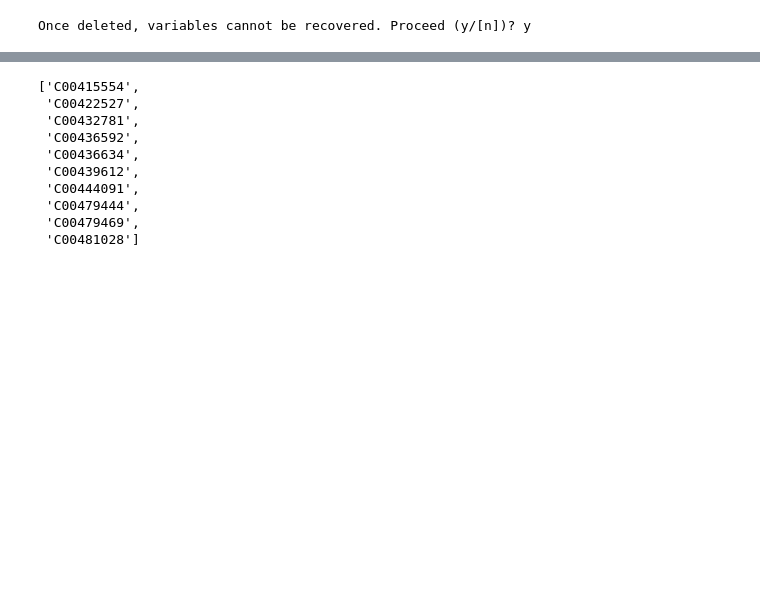
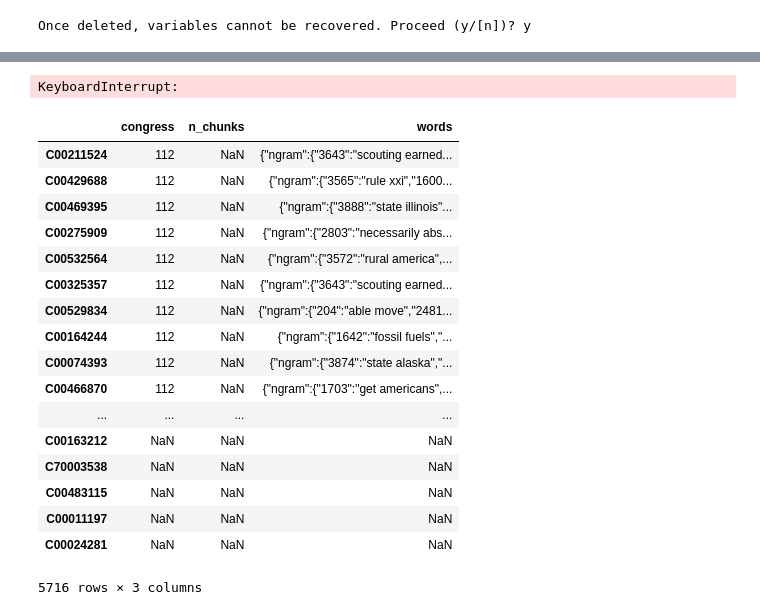
Before and after one commit to swiftsam/KeywordInfluence, a Jupyter notebook: reports/save web data.ipynb, the cells around one changed output, grey strips where cells are left out. Saved outputs shown, nothing was run; the diff lists cells and outputs as text; code cells hidden in the pictures; blank space fills up the shorter version.

```diff
--- a/reports/save web data.ipynb
+++ b/reports/save web data.ipynb
@@ -8,6 +8,13 @@ Once deleted, variables cannot be recovered. Proceed (y/[n])? y
 tokens_112 = token_count_congress(congress=112)
 # %%
 pac_ids = get_pac_ids('2012')
+# %%
+n_pacs = len(pac_ids)
 # %%
-results = pd.DataFrame(pd.DataFrame(index=pac_ids[:10], \
-                                    columns=['congress','words']))
+results = pd.DataFrame(pd.DataFrame(index=pac_ids[:n_pacs], \
+                                    columns=['congress','n_chunks','words']))
+# %%
+for pac_id in pac_ids[:n_pacs]:
+    n_chunk = len(get_chunk_ids_by_pac(pac_id))
+    print pac_id, n_chunk
+    results.ix[pac_id,'n_chunks'] = n_chunk
@@ -14,6 +40,8 @@ results = pd.DataFrame(pd.DataFrame(index=pac_ids[:10], \
 # %%
-for pac_id in pac_ids[:10]:
+for pac_id in pac_ids[:len(pac_ids)]:
     diffs = compare_freq_pac(pac_id, congress_tokens = tokens_112)
     if diffs is not None:
         results.ix[pac_id,'congress'] = 112
         results.ix[pac_id,'words'] = diffs[:10].to_json()
+# %% [output]
+KeyboardInterrupt:
@@ -22,13 +48,21 @@ diffs = compare_freq_pac(pac_ids[1], congress_tokens = tokens_112)
-# %%
-pac_ids[:10]
-# %% [output]
-['C00415554',
- 'C00422527',
- 'C00432781',
- 'C00436592',
- 'C00436634',
- 'C00439612',
- 'C00444091',
- 'C00479444',
- 'C00479469',
- 'C00481028']
+# %%
+results
+# %% [output]
+|  | congress | n_chunks | words |
+| C00211524 | 112 | NaN | {"ngram":{"3643":"scouting earned... |
+| C00429688 | 112 | NaN | {"ngram":{"3565":"rule xxi","1600... |
+| C00469395 | 112 | NaN | {"ngram":{"3888":"state illinois"... |
+| C00275909 | 112 | NaN | {"ngram":{"2803":"necessarily abs... |
+| C00532564 | 112 | NaN | {"ngram":{"3572":"rural america",... |
+| C00325357 | 112 | NaN | {"ngram":{"3643":"scouting earned... |
+| C00529834 | 112 | NaN | {"ngram":{"204":"able move","2481... |
+| C00164244 | 112 | NaN | {"ngram":{"1642":"fossil fuels","... |
+| C00074393 | 112 | NaN | {"ngram":{"3874":"state alaska","... |
+| C00466870 | 112 | NaN | {"ngram":{"1703":"get americans",... |
+| ... | ... | ... | ... |
+| C00163212 | NaN | NaN | NaN |
+| C70003538 | NaN | NaN | NaN |
+| C00483115 | NaN | NaN | NaN |
+| C00011197 | NaN | NaN | NaN |
+| C00024281 | NaN | NaN | NaN |
+5716 rows × 3 columns
```
Also changed, not shown: parts of 5 cells of this notebook, 8 other files.
